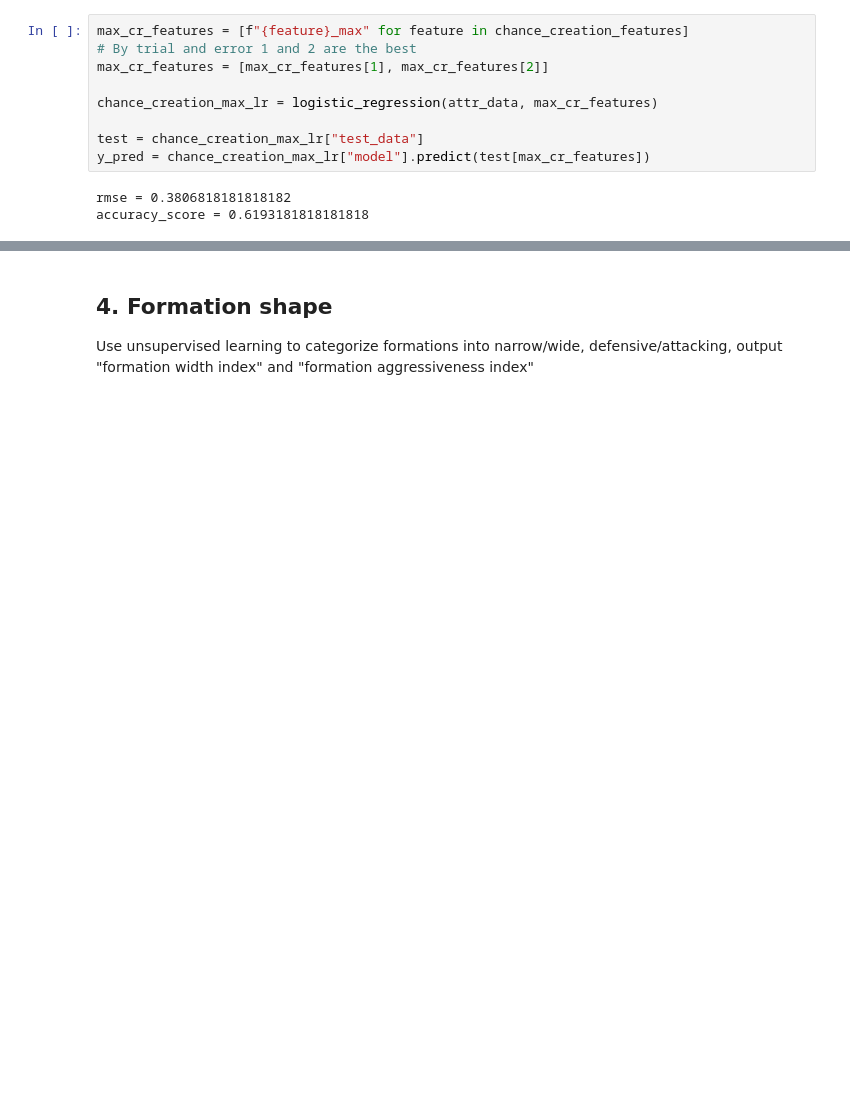
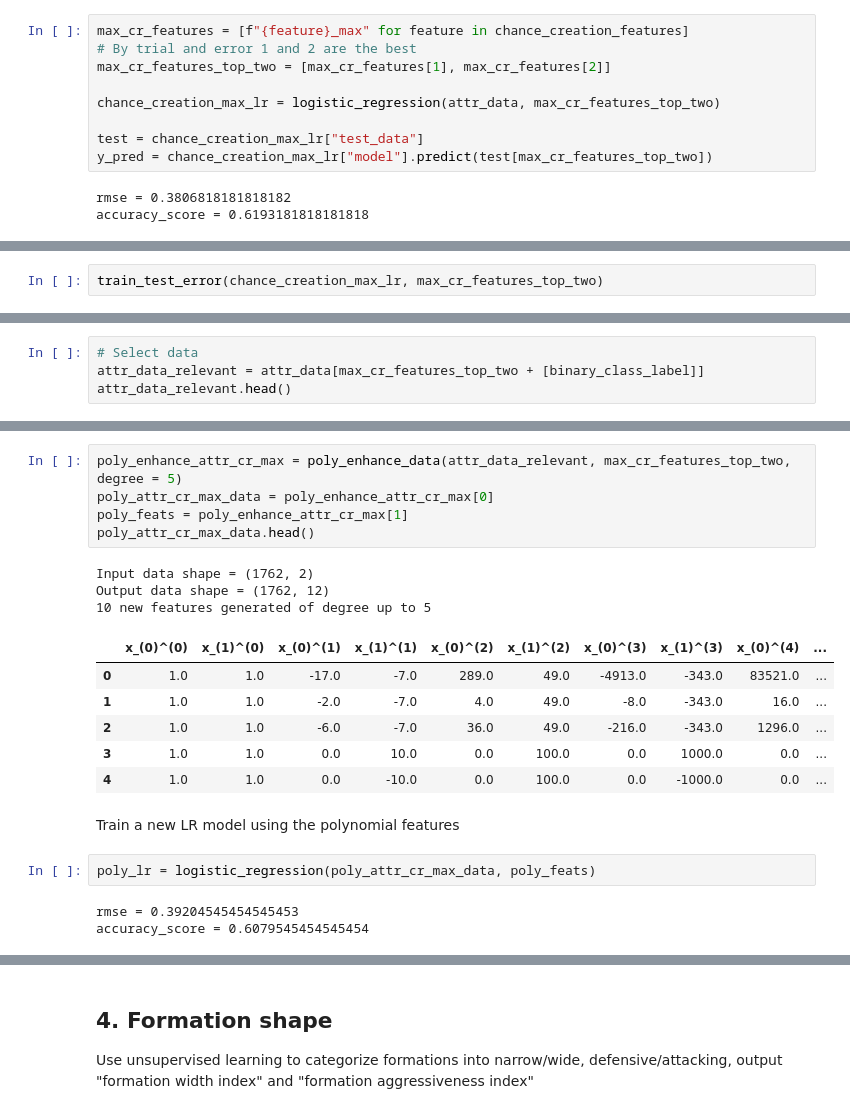
Before and after one commit to XanderYoon/ML_Soccer_Predictions, a Jupyter notebook: logistic_regression.ipynb, the cells around one changed output, grey strips where cells are left out. Cells and saved outputs as stored; diff of their text form; blank space fills up the shorter version.

```diff
--- a/logistic_regression.ipynb
+++ b/logistic_regression.ipynb
@@ -295,12 +389,12 @@ Max seems to be the best-performing aggregation. Pick the top 2 best performing
 # %%
 max_cr_features = [f"{feature}_max" for feature in chance_creation_features]
 # By trial and error 1 and 2 are the best
-max_cr_features = [max_cr_features[1], max_cr_features[2]]
+max_cr_features_top_two = [max_cr_features[1], max_cr_features[2]]
 
-chance_creation_max_lr = logistic_regression(attr_data, max_cr_features)
+chance_creation_max_lr = logistic_regression(attr_data, max_cr_features_top_two)
 
 test = chance_creation_max_lr["test_data"]
-y_pred = chance_creation_max_lr["model"].predict(test[max_cr_features])
+y_pred = chance_creation_max_lr["model"].predict(test[max_cr_features_top_two])
 # %% [output]
 rmse = 0.3806818181818182
 accuracy_score = 0.6193181818181818
@@ -322,0 +403,2 @@ Text(0.5, 0, 'z-axis(predictions)')
+# %%
+train_test_error(chance_creation_max_lr, max_cr_features_top_two)
@@ -322,0 +415,4 @@ Text(0.5, 0, 'z-axis(predictions)')
+# %%
+# Select data
+attr_data_relevant = attr_data[max_cr_features_top_two + [binary_class_label]]
+attr_data_relevant.head()
@@ -322,0 +426,22 @@ Text(0.5, 0, 'z-axis(predictions)')
+# %%
+poly_enhance_attr_cr_max = poly_enhance_data(attr_data_relevant, max_cr_features_top_two, degree = 5)
+poly_attr_cr_max_data = poly_enhance_attr_cr_max[0]
+poly_feats = poly_enhance_attr_cr_max[1]
+poly_attr_cr_max_data.head()
+# %% [output]
+Input data shape = (1762, 2)
+Output data shape = (1762, 12)
+10 new features generated of degree up to 5
+|  | x_(0)^(0) | x_(1)^(0) | x_(0)^(1) | x_(1)^(1) | x_(0)^(2) | x_(1)^(2) | x_(0)^(3) | x_(1)^(3) | x_(0)^(4) | ... |
+| 0 | 1.0 | 1.0 | -17.0 | -7.0 | 289.0 | 49.0 | -4913.0 | -343.0 | 83521.0 | ... |
+| 1 | 1.0 | 1.0 | -2.0 | -7.0 | 4.0 | 49.0 | -8.0 | -343.0 | 16.0 | ... |
+| 2 | 1.0 | 1.0 | -6.0 | -7.0 | 36.0 | 49.0 | -216.0 | -343.0 | 1296.0 | ... |
+| 3 | 1.0 | 1.0 | 0.0 | 10.0 | 0.0 | 100.0 | 0.0 | 1000.0 | 0.0 | ... |
+| 4 | 1.0 | 1.0 | 0.0 | -10.0 | 0.0 | 100.0 | 0.0 | -1000.0 | 0.0 | ... |
+# %% [markdown]
+Train a new LR model using the polynomial features
+# %%
+poly_lr = logistic_regression(poly_attr_cr_max_data, poly_feats)
+# %% [output]
+rmse = 0.39204545454545453
+accuracy_score = 0.6079545454545454
```
Also changed, not shown: parts of 19 cells of this notebook.
